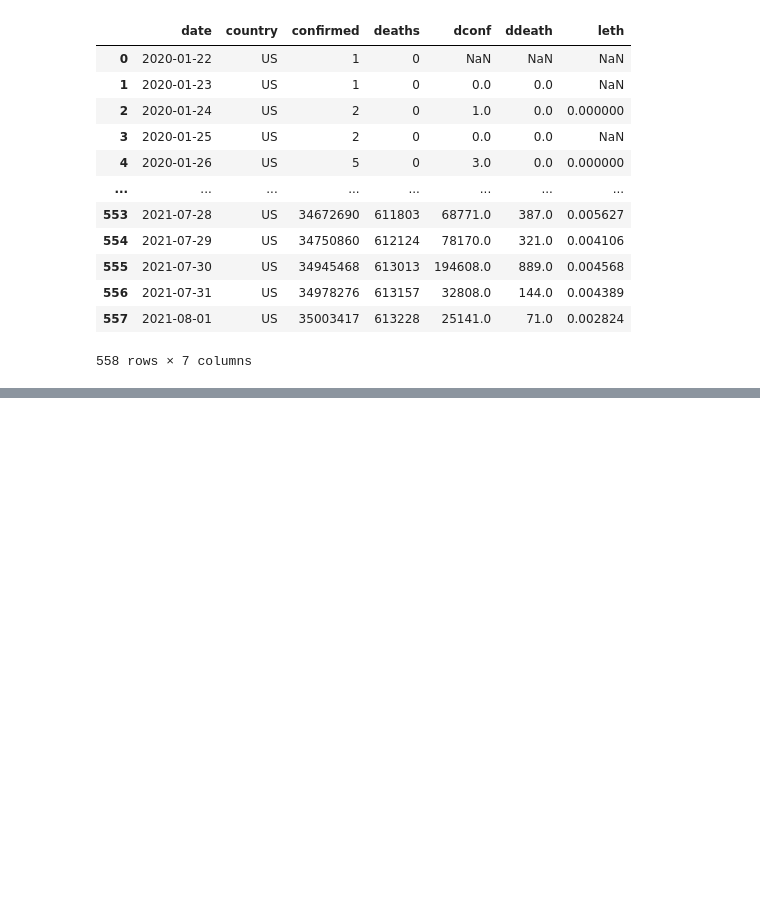
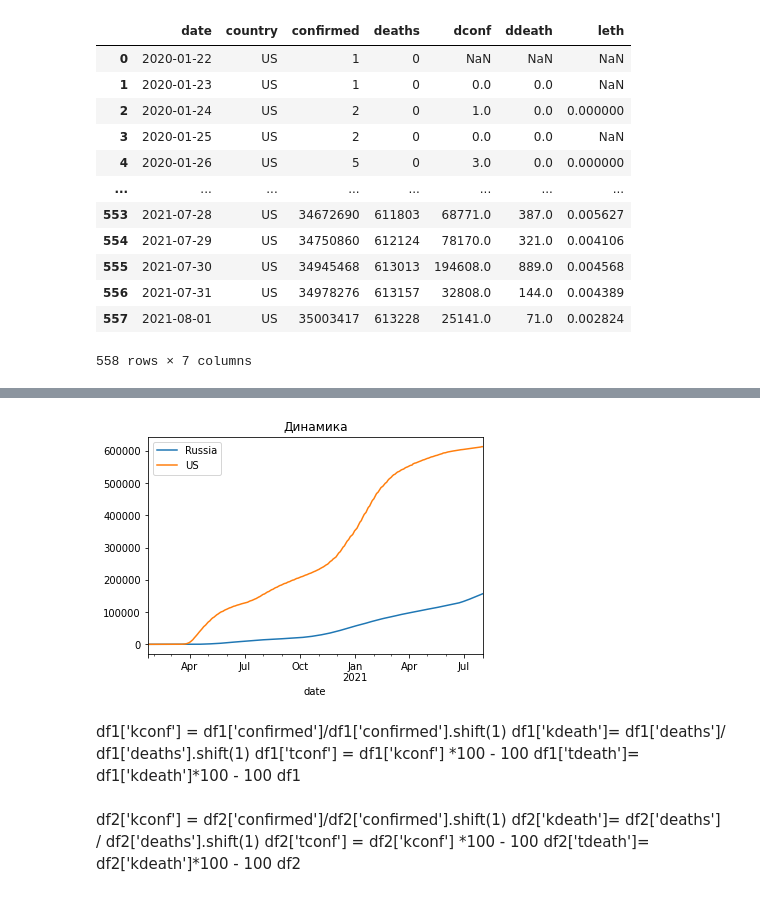
Before and after one commit to sky16k/fps, a Jupyter notebook: основы_стат_2_testing_hw.ipynb, the cells around one changed output, grey strips where cells are left out. Saved outputs shown, nothing was run; the diff lists cells and outputs as text; code cells hidden in the pictures; blank space fills up the shorter version.

```diff
--- a/основы_стат_2_testing_hw.ipynb
+++ b/основы_стат_2_testing_hw.ipynb
@@ -267,0 +219,20 @@ df2_conf_mean, df2_death_mean
+# %%
+df1_date['deaths'].plot(label=df1_label)
+df2_date['deaths'].plot(label=df2_label)
+plt.title('Динамика')
+plt.legend()  #['Male', 'Female']
+plt.show()
+# %% [output]
+[figure, added]
+# %% [markdown]
+df1['kconf'] = df1['confirmed']/df1['confirmed'].shift(1)
+df1['kdeath']= df1['deaths']/ df1['deaths'].shift(1)
+df1['tconf'] = df1['kconf'] *100 - 100
+df1['tdeath']= df1['kdeath']*100 - 100
+df1
+# %% [markdown]
+df2['kconf'] = df2['confirmed']/df2['confirmed'].shift(1)
+df2['kdeath']= df2['deaths'] / df2['deaths'].shift(1)
+df2['tconf'] = df2['kconf'] *100 - 100
+df2['tdeath']= df2['kdeath']*100 - 100
+df2
```
Also changed, not shown: parts of 15 cells of this notebook.
